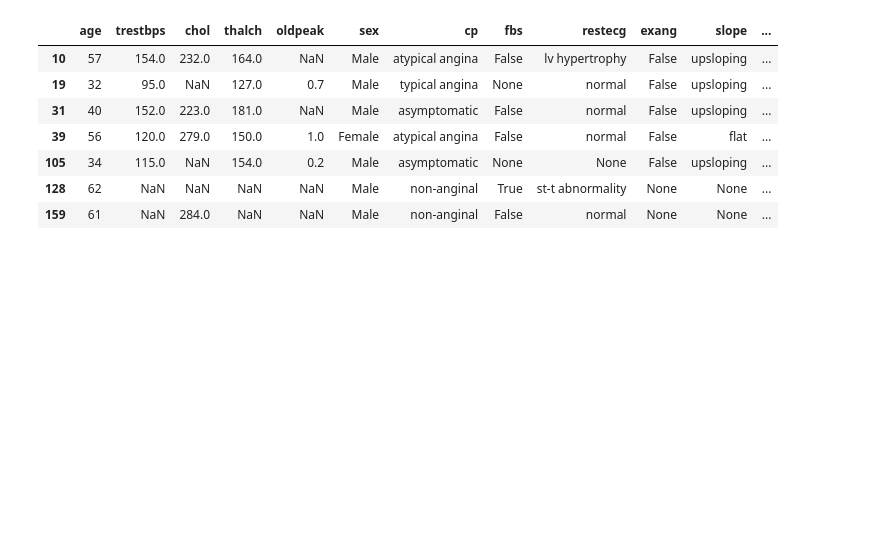
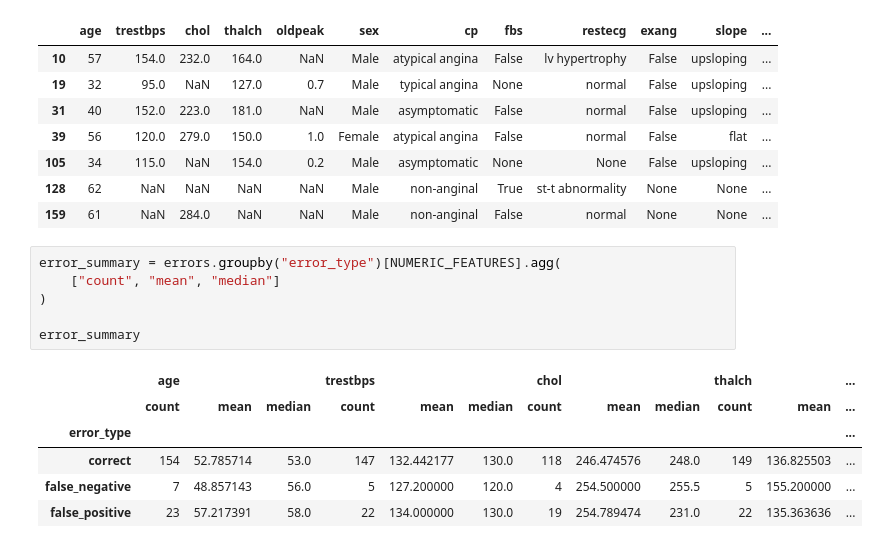
Before and after one commit to muhammadraditya28r/uci-heart-disease-ml, a Jupyter notebook: notebooks/04_model_evaluation.ipynb, the cells around one changed output. Drawn from its saved outputs; the diff is of its cells as text; blank space fills up the shorter version.

```diff
--- a/notebooks/04_model_evaluation.ipynb
+++ b/notebooks/04_model_evaluation.ipynb
@@ -99,3 +103,16 @@ false_negative
 | 105 | 34 | 115.0 | NaN | 154.0 | 0.2 | Male | asymptomatic | None | None | False | upsloping | ... |
 | 128 | 62 | NaN | NaN | NaN | NaN | Male | non-anginal | True | st-t abnormality | None | None | ... |
 | 159 | 61 | NaN | 284.0 | NaN | NaN | Male | non-anginal | False | normal | None | None | ... |
+# %%
+error_summary = errors.groupby("error_type")[NUMERIC_FEATURES].agg(
+    ["count", "mean", "median"]
+)
+
+error_summary
+# %% [output]
+|  | age |  |  | trestbps |  |  | chol |  |  | thalch |  | ... |
+|  | count | mean | median | count | mean | median | count | mean | median | count | mean | ... |
+| error_type |  |  |  |  |  |  |  |  |  |  |  | ... |
+| correct | 154 | 52.785714 | 53.0 | 147 | 132.442177 | 130.0 | 118 | 246.474576 | 248.0 | 149 | 136.825503 | ... |
+| false_negative | 7 | 48.857143 | 56.0 | 5 | 127.200000 | 120.0 | 4 | 254.500000 | 255.5 | 5 | 155.200000 | ... |
+| false_positive | 23 | 57.217391 | 58.0 | 22 | 134.000000 | 130.0 | 19 | 254.789474 | 231.0 | 22 | 135.363636 | ... |
```
Also changed, not shown: parts of 4 cells of this notebook.
